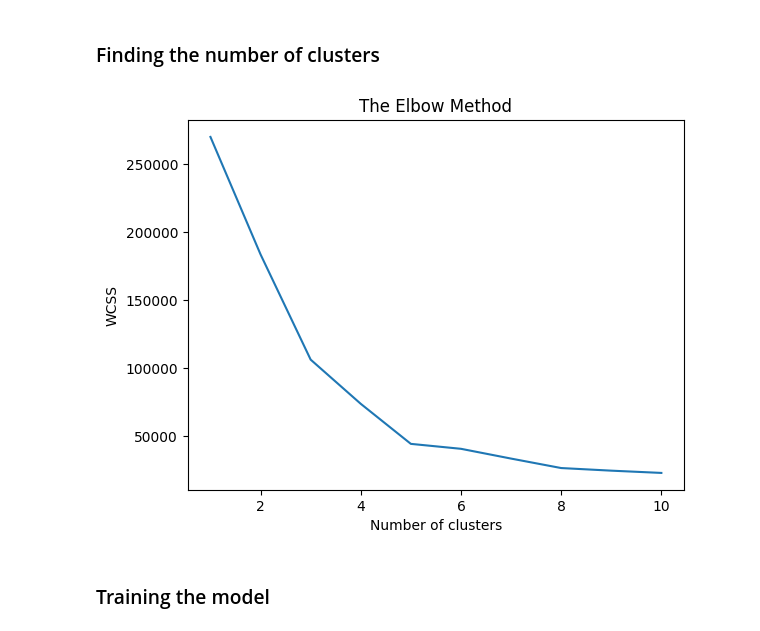
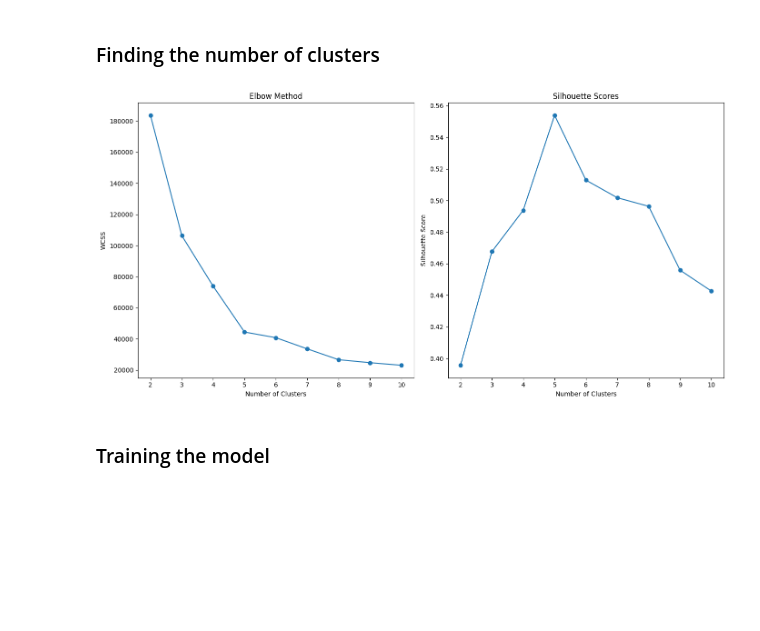
Before and after one commit to Darknight47/Clustering, a Jupyter notebook: K_Means/k_means.ipynb, the cells around one changed output. Saved outputs shown, nothing was run; the diff lists cells and outputs as text; code cells hidden in the pictures; blank space fills up the shorter version.

```diff
--- a/K_Means/k_means.ipynb
+++ b/K_Means/k_means.ipynb
@@ -135,18 +136,33 @@ X = dataset.iloc[:, [3, 4]].values
 ### Finding the number of clusters
 # %%
 wcss = []
-for i in range(1, 11):
+silhouette_scores = []
+# Measures how similar each point is to points in its own cluster compared to points in other clusters. Higher scores indicate better clustering.
+
+for i in range(2, 11):
     kmeans = KMeans(n_clusters=i, init="k-means++", random_state=RANDOM_STATE)
     kmeans.fit(X)
     wcss.append(kmeans.inertia_)
+    silhouette_scores.append(silhouette_score(X, kmeans.labels_))
-# %%
-plt.plot(range(1, 11), wcss)
-plt.title('The Elbow Method')
-plt.xlabel('Number of clusters')
-plt.ylabel('WCSS')
-plt.show()
-# %% [output]
-[figure, removed]
+# %%
+plt.figure(figsize=(14, 7))
+
+plt.subplot(1, 2, 1)
+plt.plot(range(2, 11), wcss, marker='o')
+plt.title('Elbow Method')
+plt.xlabel('Number of Clusters')
+plt.ylabel('WCSS')
+
+plt.subplot(1, 2, 2)
+plt.plot(range(2, 11), silhouette_scores, marker='o')
+plt.title('Silhouette Scores')
+plt.xlabel('Number of Clusters')
+plt.ylabel('Silhouette Score')
+
+plt.tight_layout()
+plt.show()
+# %% [output]
+[figure, added]
 # %% [markdown]
 ### Training the model
 # %%
```
Also changed, not shown: parts of 3 cells of this notebook.
